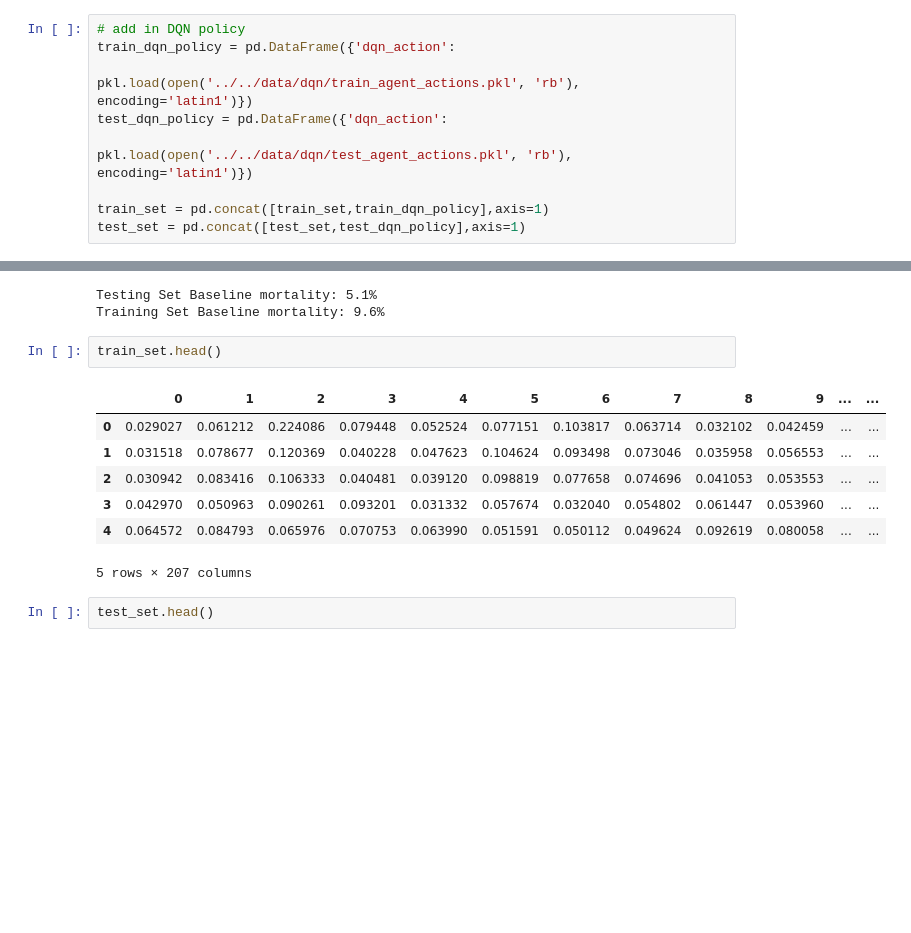
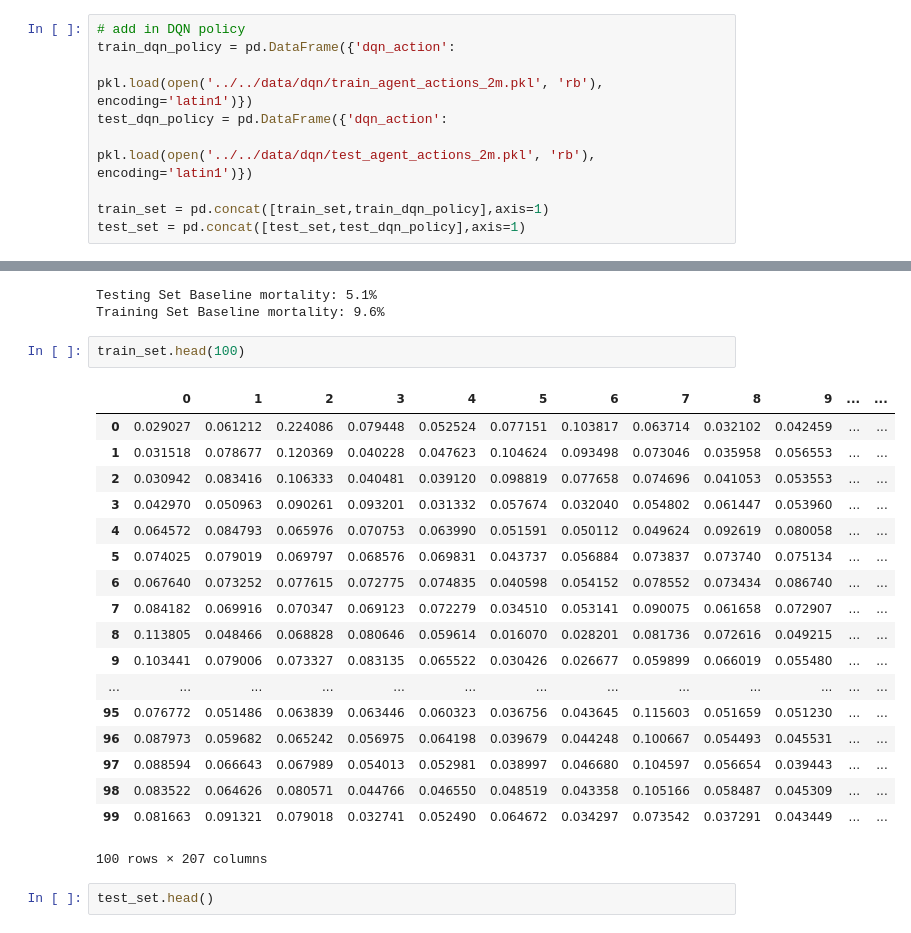
Before and after one commit to wihl/cs282-f17-xuefeng-yi-david, a Jupyter notebook: code/MOE/writeup.ipynb, the cells around one changed output, grey strips where cells are left out. Drawn from its saved outputs; the diff is of its cells as text; blank space fills up the shorter version.

```diff
--- a/code/MOE/writeup.ipynb
+++ b/code/MOE/writeup.ipynb
@@ -52,9 +52,9 @@ test_set['kernel_action'] = kernel_policy[:,3].astype(int)
 # %%
 # add in DQN policy
 train_dqn_policy = pd.DataFrame({'dqn_action':
-                           pkl.load(open('../../data/dqn/train_agent_actions.pkl', 'rb'), encoding='latin1')})
+                           pkl.load(open('../../data/dqn/train_agent_actions_2m.pkl', 'rb'), encoding='latin1')})
 test_dqn_policy = pd.DataFrame({'dqn_action':
-                           pkl.load(open('../../data/dqn/test_agent_actions.pkl', 'rb'), encoding='latin1')})
+                           pkl.load(open('../../data/dqn/test_agent_actions_2m.pkl', 'rb'), encoding='latin1')})
 
 train_set = pd.concat([train_set,train_dqn_policy],axis=1)
 test_set = pd.concat([test_set,test_dqn_policy],axis=1)
@@ -85,15 +85,26 @@ print ("Training Set Baseline mortality: {0:.1%}".format(n_died / n_episodes))
 Testing Set Baseline mortality: 5.1%
 Training Set Baseline mortality: 9.6%
 # %%
-train_set.head()
+train_set.head(100)
 # %% [output]
 |  | 0 | 1 | 2 | 3 | 4 | 5 | 6 | 7 | 8 | 9 | ... | ... |
 | 0 | 0.029027 | 0.061212 | 0.224086 | 0.079448 | 0.052524 | 0.077151 | 0.103817 | 0.063714 | 0.032102 | 0.042459 | ... | ... |
 | 1 | 0.031518 | 0.078677 | 0.120369 | 0.040228 | 0.047623 | 0.104624 | 0.093498 | 0.073046 | 0.035958 | 0.056553 | ... | ... |
 | 2 | 0.030942 | 0.083416 | 0.106333 | 0.040481 | 0.039120 | 0.098819 | 0.077658 | 0.074696 | 0.041053 | 0.053553 | ... | ... |
 | 3 | 0.042970 | 0.050963 | 0.090261 | 0.093201 | 0.031332 | 0.057674 | 0.032040 | 0.054802 | 0.061447 | 0.053960 | ... | ... |
 | 4 | 0.064572 | 0.084793 | 0.065976 | 0.070753 | 0.063990 | 0.051591 | 0.050112 | 0.049624 | 0.092619 | 0.080058 | ... | ... |
+| 5 | 0.074025 | 0.079019 | 0.069797 | 0.068576 | 0.069831 | 0.043737 | 0.056884 | 0.073837 | 0.073740 | 0.075134 | ... | ... |
+| 6 | 0.067640 | 0.073252 | 0.077615 | 0.072775 | 0.074835 | 0.040598 | 0.054152 | 0.078552 | 0.073434 | 0.086740 | ... | ... |
+| 7 | 0.084182 | 0.069916 | 0.070347 | 0.069123 | 0.072279 | 0.034510 | 0.053141 | 0.090075 | 0.061658 | 0.072907 | ... | ... |
+| 8 | 0.113805 | 0.048466 | 0.068828 | 0.080646 | 0.059614 | 0.016070 | 0.028201 | 0.081736 | 0.072616 | 0.049215 | ... | ... |
+| 9 | 0.103441 | 0.079006 | 0.073327 | 0.083135 | 0.065522 | 0.030426 | 0.026677 | 0.059899 | 0.066019 | 0.055480 | ... | ... |
+| ... | ... | ... | ... | ... | ... | ... | ... | ... | ... | ... | ... | ... |
+| 95 | 0.076772 | 0.051486 | 0.063839 | 0.063446 | 0.060323 | 0.036756 | 0.043645 | 0.115603 | 0.051659 | 0.051230 | ... | ... |
+| 96 | 0.087973 | 0.059682 | 0.065242 | 0.056975 | 0.064198 | 0.039679 | 0.044248 | 0.100667 | 0.054493 | 0.045531 | ... | ... |
+| 97 | 0.088594 | 0.066643 | 0.067989 | 0.054013 | 0.052981 | 0.038997 | 0.046680 | 0.104597 | 0.056654 | 0.039443 | ... | ... |
+| 98 | 0.083522 | 0.064626 | 0.080571 | 0.044766 | 0.046550 | 0.048519 | 0.043358 | 0.105166 | 0.058487 | 0.045309 | ... | ... |
+| 99 | 0.081663 | 0.091321 | 0.079018 | 0.032741 | 0.052490 | 0.064672 | 0.034297 | 0.073542 | 0.037291 | 0.043449 | ... | ... |
-5 rows × 207 columns
+100 rows × 207 columns
 # %%
 test_set.head()
 # %% [output]
```
Also changed, not shown: parts of 13 cells of this notebook.
